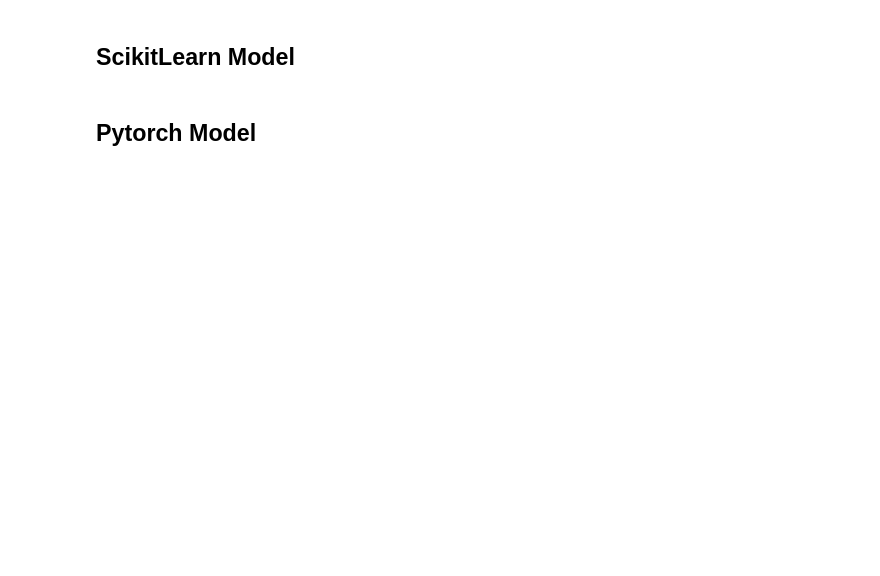
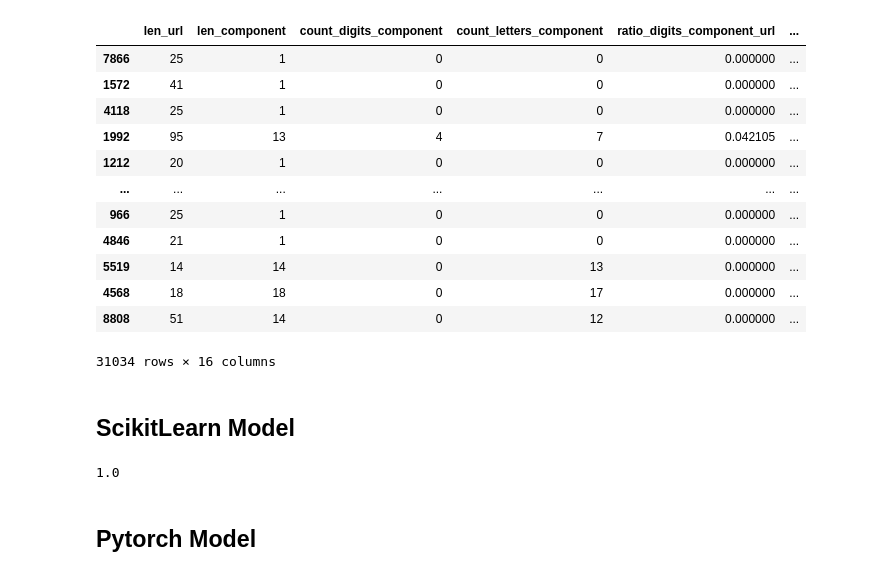
Before and after one commit to JuanPabloSGU/phishnet, a Jupyter notebook: artint/src/models/LogisticRegression.ipynb, the cells around one changed output. Drawn from its saved outputs; the diff is of its cells as text; code cells hidden in the pictures; blank space fills up the shorter version.

```diff
--- a/artint/src/models/LogisticRegression.ipynb
+++ b/artint/src/models/LogisticRegression.ipynb
@@ -21,3 +48,19 @@ X_train, X_test, y_train, y_test = dataloader.train_test_split(0.8, None)
+# %%
+X_test
+# %% [output]
+|  | len_url | len_component | count_digits_component | count_letters_component | ratio_digits_component_url | ... |
+| 7866 | 25 | 1 | 0 | 0 | 0.000000 | ... |
+| 1572 | 41 | 1 | 0 | 0 | 0.000000 | ... |
+| 4118 | 25 | 1 | 0 | 0 | 0.000000 | ... |
+| 1992 | 95 | 13 | 4 | 7 | 0.042105 | ... |
+| 1212 | 20 | 1 | 0 | 0 | 0.000000 | ... |
+| ... | ... | ... | ... | ... | ... | ... |
+| 966 | 25 | 1 | 0 | 0 | 0.000000 | ... |
+| 4846 | 21 | 1 | 0 | 0 | 0.000000 | ... |
+| 5519 | 14 | 14 | 0 | 13 | 0.000000 | ... |
+| 4568 | 18 | 18 | 0 | 17 | 0.000000 | ... |
+| 8808 | 51 | 14 | 0 | 12 | 0.000000 | ... |
+31034 rows × 16 columns
 # %% [markdown]
 ## ScikitLearn Model
 # %%
@@ -52,12 +95,14 @@ lr_hyperparams = {
 pipe = Pipeline(
     [
         ('stdscaler', StandardScaler()),
-        ('onehotencoder', OneHotEncoder(**onehot_hyperparams))
+        #('onehotencoder', OneHotEncoder(**onehot_hyperparams))
         ('lrmodel', LogisticRegression(**lr_hyperparams))
     ]
 )
 
 pipe.fit(X_train, y_train).score(X_test, y_test)
+# %% [output]
+1.0
 # %% [markdown]
 ## Pytorch Model
 # %%
```
Also changed, not shown: parts of 8 cells of this notebook, 1 other file.
